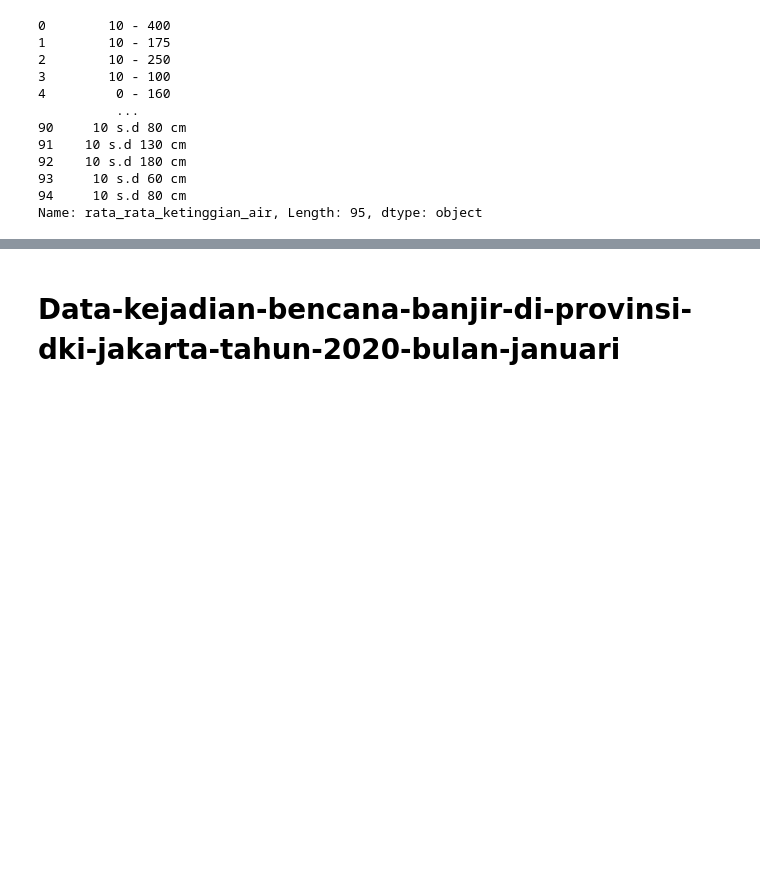
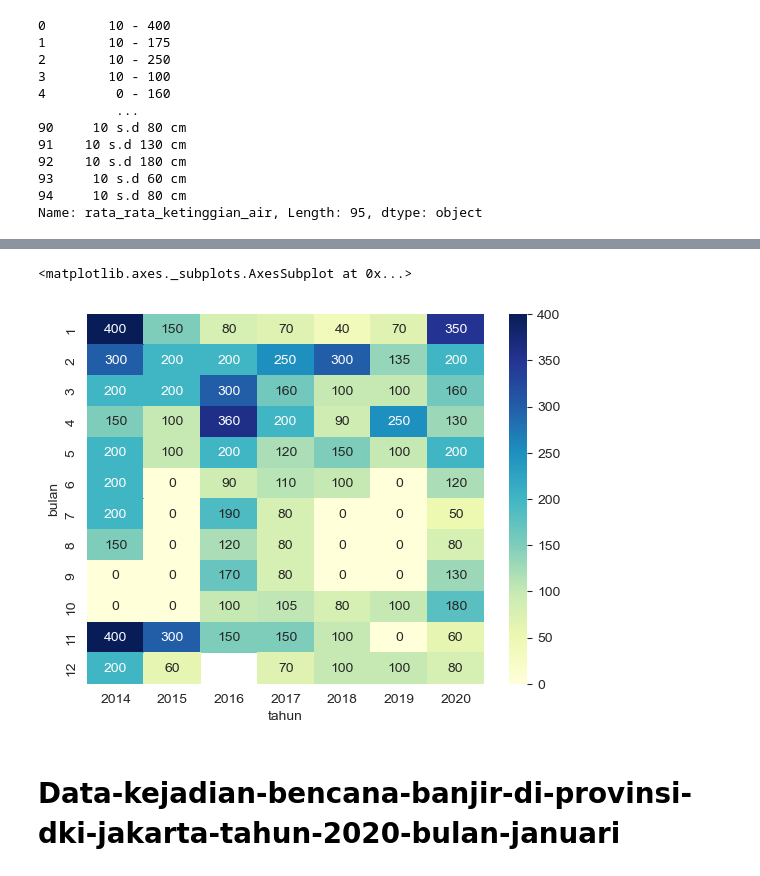
Before and after one commit to nurrizkyimani/flood-jsc-yli, a Jupyter notebook: jsc-data-analysis.ipynb, the cells around one changed output, grey strips where cells are left out. Cells and saved outputs as stored; diff of their text form; code cells hidden in the pictures; blank space fills up the shorter version.

```diff
--- a/jsc-data-analysis.ipynb
+++ b/jsc-data-analysis.ipynb
@@ -360,0 +364,14 @@ all_rekap
+# %%
+all_rekap_re = all_rekap.copy()
+all_rekap_re['ketinggian_air'] = all_rekap_re.rata_rata_ketinggian_air.str.extract(r'(\d+)\scm')
+all_rekap_re['ketinggian_air_2'] = all_rekap_re.rata_rata_ketinggian_air.str.extract(r'\-\s?(\d+)*')
+all_rekap_re['ketinggian_air'].combine_first(all_rekap_re['ketinggian_air_2'])
+
+
+all_rekap_re['ketinggian_air'] = all_rekap_re['ketinggian_air'].fillna(all_rekap_re.pop('ketinggian_air_2'))
+all_rekap_re['ketinggian_air'] = all_rekap_re['ketinggian_air'].fillna(0)
+
+# all_rekap_re.loc[all_rekap_re['ketinggian_air'].isna(), all_rekap_re['ketinggian_air_2'] ] = all_rekap_re['ketinggian_air']
+# all_data_kejadian['min_tinggi_air']  = all_data_kejadian.ketinggian_air.str.extract(r'(\d+)\ss/d')
+all_rekap_re['ketinggian_air'] = all_rekap_re['ketinggian_air'].astype(int)
+all_rekap_re
@@ -361,3 +392,13 @@ all_rekap
+# %%
+all_rekap_re = all_rekap_re[all_rekap_re.tahun != 2013]
+
+# df = df[df.line_race != 0]
+sdfd = all_rekap_re.pivot("bulan", "tahun", "ketinggian_air")
+sdfd
+sns.heatmap(sdfd, annot=True, fmt=".3g", cmap="YlGnBu")
+# %% [output]
+<matplotlib.axes._subplots.AxesSubplot at 0x...>
+[figure, added]
 # %% [markdown]
 # Data-kejadian-bencana-banjir-di-provinsi-dki-jakarta-tahun-2020-bulan-januari
 # %%
```
Also changed, not shown: parts of 110 cells of this notebook.
